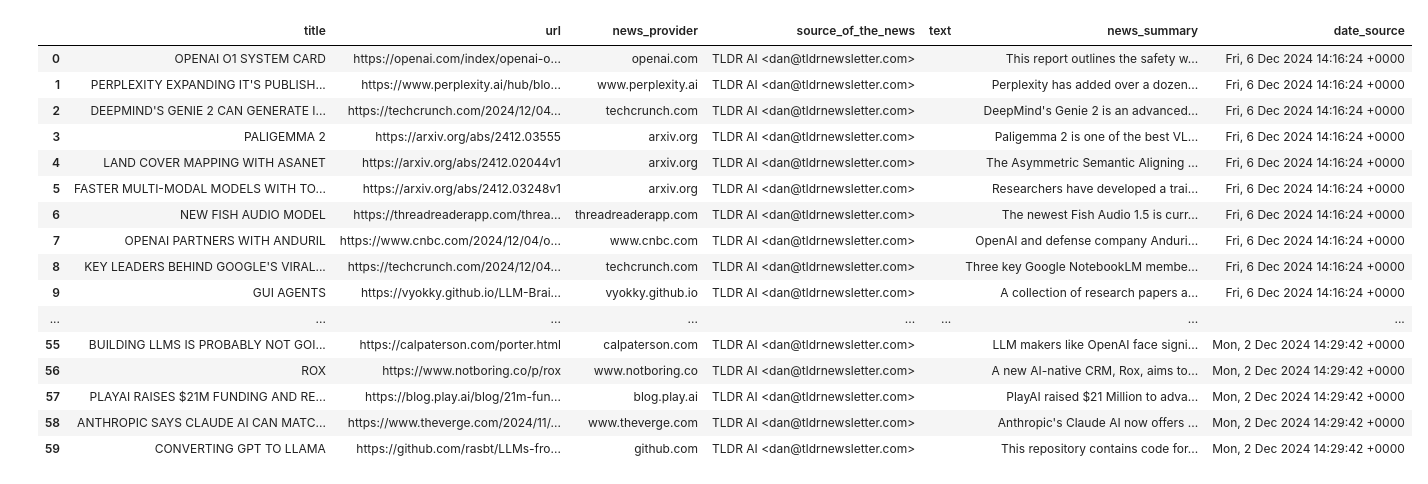
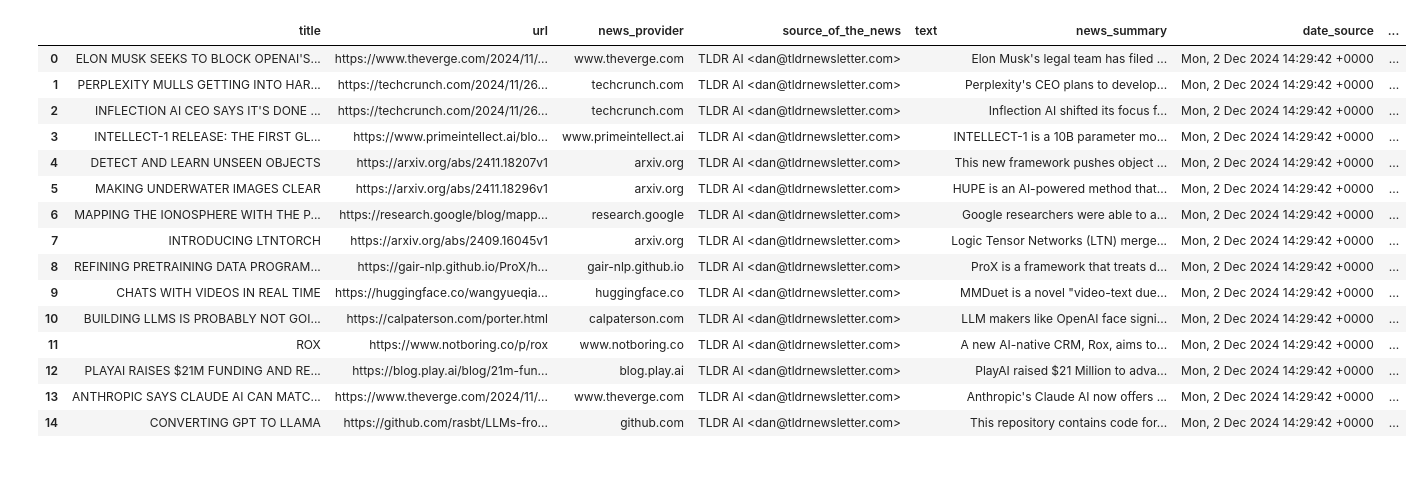
Before and after one commit to bcrestel/automatic_newsletter, a Jupyter notebook: notebooks/experimentations/test_pipeline_main.ipynb, the cells around one changed output. Saved outputs shown, nothing was run; the diff lists cells and outputs as text; code cells hidden in the pictures.

```diff
--- a/notebooks/experimentations/test_pipeline_main.ipynb
+++ b/notebooks/experimentations/test_pipeline_main.ipynb
@@ -4,4 +5,4 @@ from src.scoring.main import runner as runner_scoring
 # %%
-news_stories = runner_newsletters(after='2024-12-01', before='2024-12-08')
+news_stories = runner_newsletters(after='2024-12-01', before='2024-12-03')
 len(news_stories)
 # %% [output]
@@ -32,5 +33,5 @@ news_stories
   'date_source': 'Mon, 2 Dec 2024 14:29:42 +0000',
   'news_provider': 'github.com'}]
 # %%
-struc_newsstories, tags = runner_scoring(news_stories)
+df_news_stories = runner_scoring(news_stories)
 # %% [output]
@@ -40,20 +41,19 @@ struc_newsstories, tags = runner_scoring(news_stories)
 # %%
-struc_newsstories.df_news_stories
+df_news_stories
 # %% [output]
-|  | title | url | news_provider | source_of_the_news | text | news_summary | date_source |
-| 0 | OPENAI O1 SYSTEM CARD | https://openai.com/index/openai-o... | openai.com | TLDR AI <dan@tldrnewsletter.com> |  | This report outlines the safety w... | Fri, 6 Dec 2024 14:16:24 +0000 |
-| 1 | PERPLEXITY EXPANDING IT'S PUBLISH... | https://www.perplexity.ai/hub/blo... | www.perplexity.ai | TLDR AI <dan@tldrnewsletter.com> |  | Perplexity has added over a dozen... | Fri, 6 Dec 2024 14:16:24 +0000 |
-| 2 | DEEPMIND'S GENIE 2 CAN GENERATE I... | https://techcrunch.com/2024/12/04... | techcrunch.com | TLDR AI <dan@tldrnewsletter.com> |  | DeepMind's Genie 2 is an advanced... | Fri, 6 Dec 2024 14:16:24 +0000 |
-| 3 | PALIGEMMA 2 | https://arxiv.org/abs/2412.03555 | arxiv.org | TLDR AI <dan@tldrnewsletter.com> |  | Paligemma 2 is one of the best VL... | Fri, 6 Dec 2024 14:16:24 +0000 |
-| 4 | LAND COVER MAPPING WITH ASANET | https://arxiv.org/abs/2412.02044v1 | arxiv.org | TLDR AI <dan@tldrnewsletter.com> |  | The Asymmetric Semantic Aligning ... | Fri, 6 Dec 2024 14:16:24 +0000 |
-| 5 | FASTER MULTI-MODAL MODELS WITH TO... | https://arxiv.org/abs/2412.03248v1 | arxiv.org | TLDR AI <dan@tldrnewsletter.com> |  | Researchers have developed a trai... | Fri, 6 Dec 2024 14:16:24 +0000 |
-| 6 | NEW FISH AUDIO MODEL | https://threadreaderapp.com/threa... | threadreaderapp.com | TLDR AI <dan@tldrnewsletter.com> |  | The newest Fish Audio 1.5 is curr... | Fri, 6 Dec 2024 14:16:24 +0000 |
-| 7 | OPENAI PARTNERS WITH ANDURIL | https://www.cnbc.com/2024/12/04/o... | www.cnbc.com | TLDR AI <dan@tldrnewsletter.com> |  | OpenAI and defense company Anduri... | Fri, 6 Dec 2024 14:16:24 +0000 |
-| 8 | KEY LEADERS BEHIND GOOGLE'S VIRAL... | https://techcrunch.com/2024/12/04... | techcrunch.com | TLDR AI <dan@tldrnewsletter.com> |  | Three key Google NotebookLM membe... | Fri, 6 Dec 2024 14:16:24 +0000 |
-| 9 | GUI AGENTS | https://vyokky.github.io/LLM-Brai... | vyokky.github.io | TLDR AI <dan@tldrnewsletter.com> |  | A collection of research papers a... | Fri, 6 Dec 2024 14:16:24 +0000 |
-| ... | ... | ... | ... | ... | ... | ... | ... |
-| 55 | BUILDING LLMS IS PROBABLY NOT GOI... | https://calpaterson.com/porter.html | calpaterson.com | TLDR AI <dan@tldrnewsletter.com> |  | LLM makers like OpenAI face signi... | Mon, 2 Dec 2024 14:29:42 +0000 |
-| 56 | ROX | https://www.notboring.co/p/rox | www.notboring.co | TLDR AI <dan@tldrnewsletter.com> |  | A new AI-native CRM, Rox, aims to... | Mon, 2 Dec 2024 14:29:42 +0000 |
-| 57 | PLAYAI RAISES $21M FUNDING AND RE... | https://blog.play.ai/blog/21m-fun... | blog.play.ai | TLDR AI <dan@tldrnewsletter.com> |  | PlayAI raised $21 Million to adva... | Mon, 2 Dec 2024 14:29:42 +0000 |
-| 58 | ANTHROPIC SAYS CLAUDE AI CAN MATC... | https://www.theverge.com/2024/11/... | www.theverge.com | TLDR AI <dan@tldrnewsletter.com> |  | Anthropic's Claude AI now offers ... | Mon, 2 Dec 2024 14:29:42 +0000 |
-| 59 | CONVERTING GPT TO LLAMA | https://github.com/rasbt/LLMs-fro... | github.com | TLDR AI <dan@tldrnewsletter.com> |  | This repository contains code for... | Mon, 2 Dec 2024 14:29:42 +0000 |
+|  | title | url | news_provider | source_of_the_news | text | news_summary | date_source | ... |
+| 0 | ELON MUSK SEEKS TO BLOCK OPENAI'S... | https://www.theverge.com/2024/11/... | www.theverge.com | TLDR AI <dan@tldrnewsletter.com> |  | Elon Musk's legal team has filed ... | Mon, 2 Dec 2024 14:29:42 +0000 | ... |
+| 1 | PERPLEXITY MULLS GETTING INTO HAR... | https://techcrunch.com/2024/11/26... | techcrunch.com | TLDR AI <dan@tldrnewsletter.com> |  | Perplexity's CEO plans to develop... | Mon, 2 Dec 2024 14:29:42 +0000 | ... |
+| 2 | INFLECTION AI CEO SAYS IT'S DONE ... | https://techcrunch.com/2024/11/26... | techcrunch.com | TLDR AI <dan@tldrnewsletter.com> |  | Inflection AI shifted its focus f... | Mon, 2 Dec 2024 14:29:42 +0000 | ... |
+| 3 | INTELLECT-1 RELEASE: THE FIRST GL... | https://www.primeintellect.ai/blo... | www.primeintellect.ai | TLDR AI <dan@tldrnewsletter.com> |  | INTELLECT-1 is a 10B parameter mo... | Mon, 2 Dec 2024 14:29:42 +0000 | ... |
+| 4 | DETECT AND LEARN UNSEEN OBJECTS | https://arxiv.org/abs/2411.18207v1 | arxiv.org | TLDR AI <dan@tldrnewsletter.com> |  | This new framework pushes object ... | Mon, 2 Dec 2024 14:29:42 +0000 | ... |
+| 5 | MAKING UNDERWATER IMAGES CLEAR | https://arxiv.org/abs/2411.18296v1 | arxiv.org | TLDR AI <dan@tldrnewsletter.com> |  | HUPE is an AI-powered method that... | Mon, 2 Dec 2024 14:29:42 +0000 | ... |
+| 6 | MAPPING THE IONOSPHERE WITH THE P... | https://research.google/blog/mapp... | research.google | TLDR AI <dan@tldrnewsletter.com> |  | Google researchers were able to a... | Mon, 2 Dec 2024 14:29:42 +0000 | ... |
+| 7 | INTRODUCING LTNTORCH | https://arxiv.org/abs/2409.16045v1 | arxiv.org | TLDR AI <dan@tldrnewsletter.com> |  | Logic Tensor Networks (LTN) merge... | Mon, 2 Dec 2024 14:29:42 +0000 | ... |
+| 8 | REFINING PRETRAINING DATA PROGRAM... | https://gair-nlp.github.io/ProX/h... | gair-nlp.github.io | TLDR AI <dan@tldrnewsletter.com> |  | ProX is a framework that treats d... | Mon, 2 Dec 2024 14:29:42 +0000 | ... |
+| 9 | CHATS WITH VIDEOS IN REAL TIME | https://huggingface.co/wangyueqia... | huggingface.co | TLDR AI <dan@tldrnewsletter.com> |  | MMDuet is a novel "video-text due... | Mon, 2 Dec 2024 14:29:42 +0000 | ... |
+| 10 | BUILDING LLMS IS PROBABLY NOT GOI... | https://calpaterson.com/porter.html | calpaterson.com | TLDR AI <dan@tldrnewsletter.com> |  | LLM makers like OpenAI face signi... | Mon, 2 Dec 2024 14:29:42 +0000 | ... |
+| 11 | ROX | https://www.notboring.co/p/rox | www.notboring.co | TLDR AI <dan@tldrnewsletter.com> |  | A new AI-native CRM, Rox, aims to... | Mon, 2 Dec 2024 14:29:42 +0000 | ... |
+| 12 | PLAYAI RAISES $21M FUNDING AND RE... | https://blog.play.ai/blog/21m-fun... | blog.play.ai | TLDR AI <dan@tldrnewsletter.com> |  | PlayAI raised $21 Million to adva... | Mon, 2 Dec 2024 14:29:42 +0000 | ... |
+| 13 | ANTHROPIC SAYS CLAUDE AI CAN MATC... | https://www.theverge.com/2024/11/... | www.theverge.com | TLDR AI <dan@tldrnewsletter.com> |  | Anthropic's Claude AI now offers ... | Mon, 2 Dec 2024 14:29:42 +0000 | ... |
+| 14 | CONVERTING GPT TO LLAMA | https://github.com/rasbt/LLMs-fro... | github.com | TLDR AI <dan@tldrnewsletter.com> |  | This repository contains code for... | Mon, 2 Dec 2024 14:29:42 +0000 | ... |
```
Also changed, not shown: parts of 10 cells of this notebook, 3 other files.
